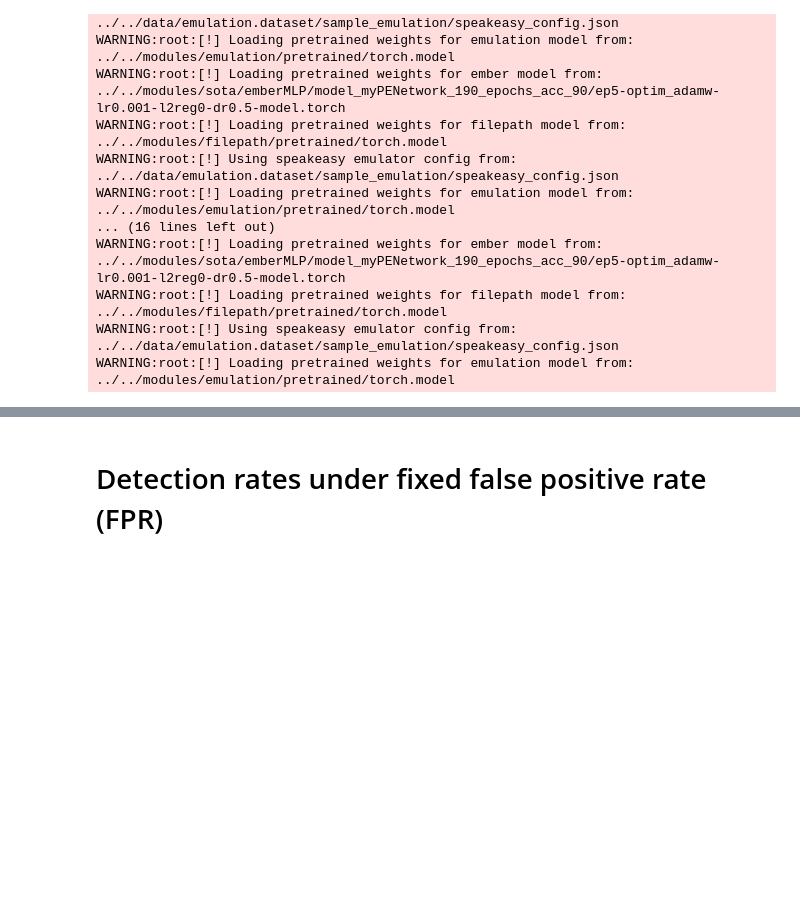
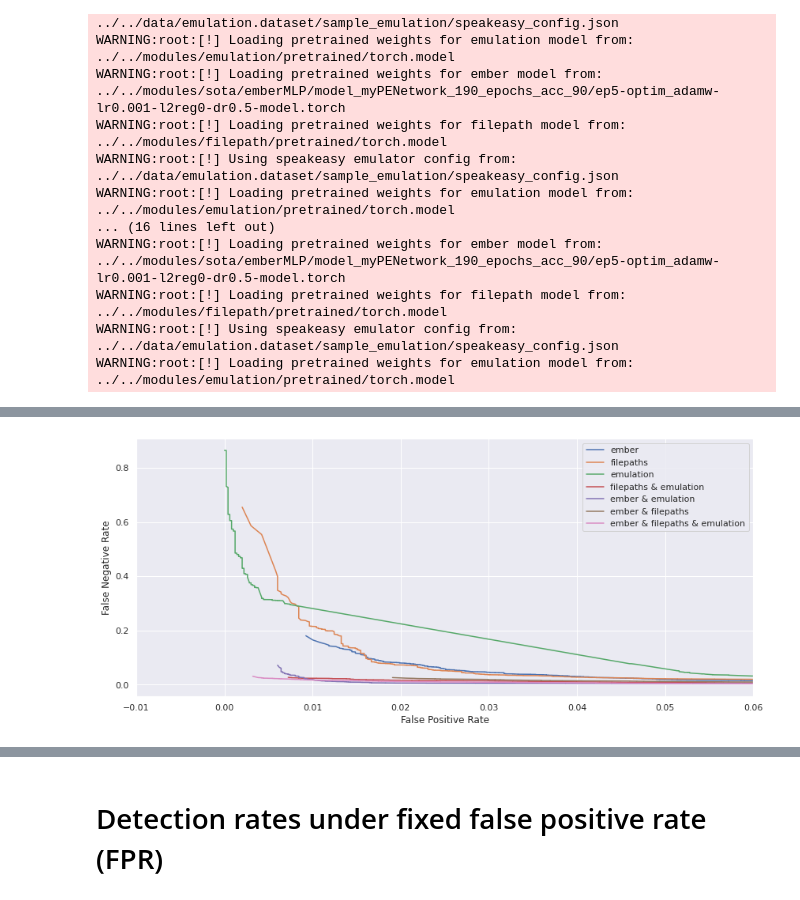
Before and after one commit to dtrizna/quo.vadis, a Jupyter notebook: evaluation/representations/evaluate_val_mlp.ipynb, the cells around one changed output, grey strips where cells are left out. Saved outputs shown, nothing was run; the diff lists cells and outputs as text; code cells hidden in the pictures; blank space fills up the shorter version.

```diff
--- a/evaluation/representations/evaluate_val_mlp.ipynb
+++ b/evaluation/representations/evaluate_val_mlp.ipynb
@@ -146,0 +394,5 @@ weighted avg     0.9861    0.9860    0.9860     18102
+# %%
+pp = plot_det_curve(models, X_vals, y_val, print_score=False)
+_ = plt.xlim([-0.01, 0.06])
+# %% [output]
+[figure, added]
```
Also changed, not shown: parts of 15 cells of this notebook, 11 other files.
